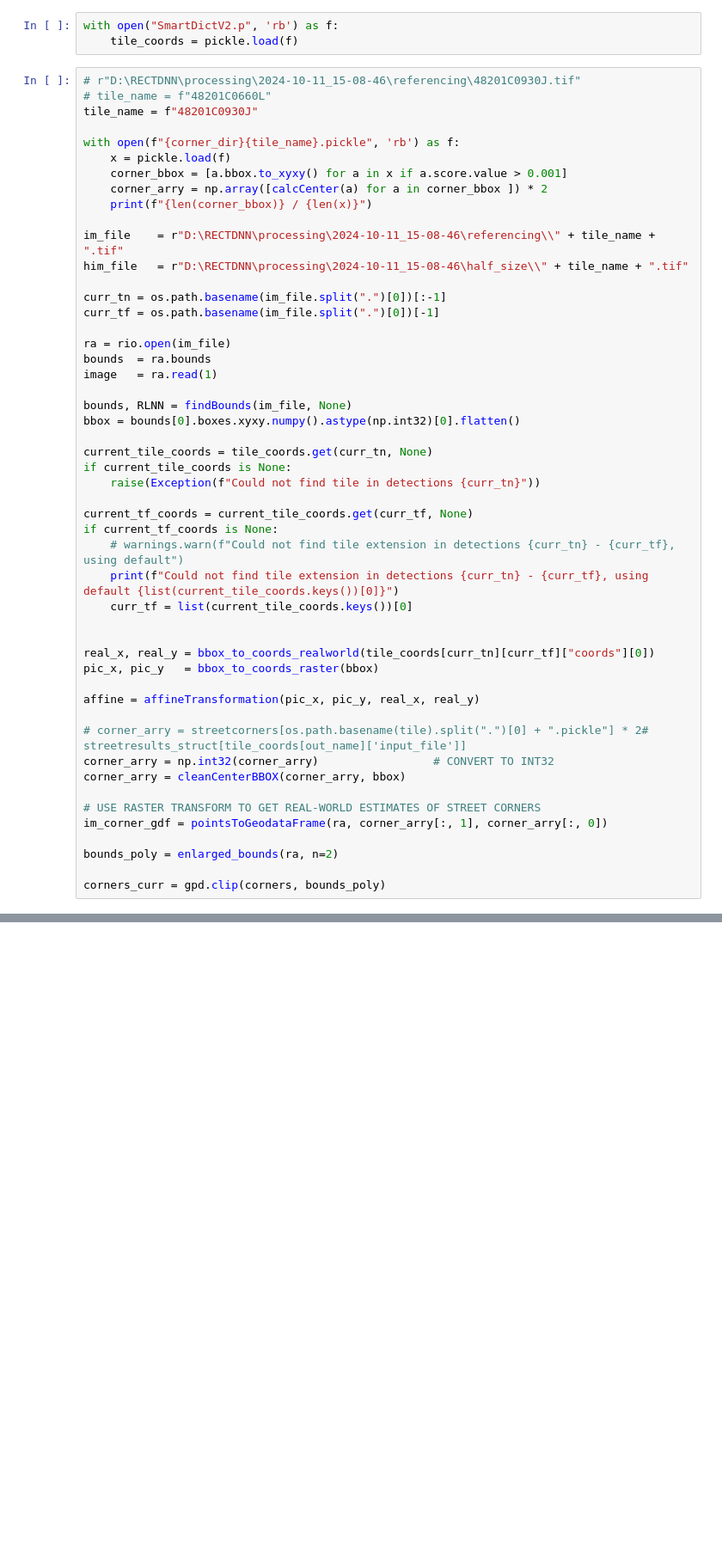
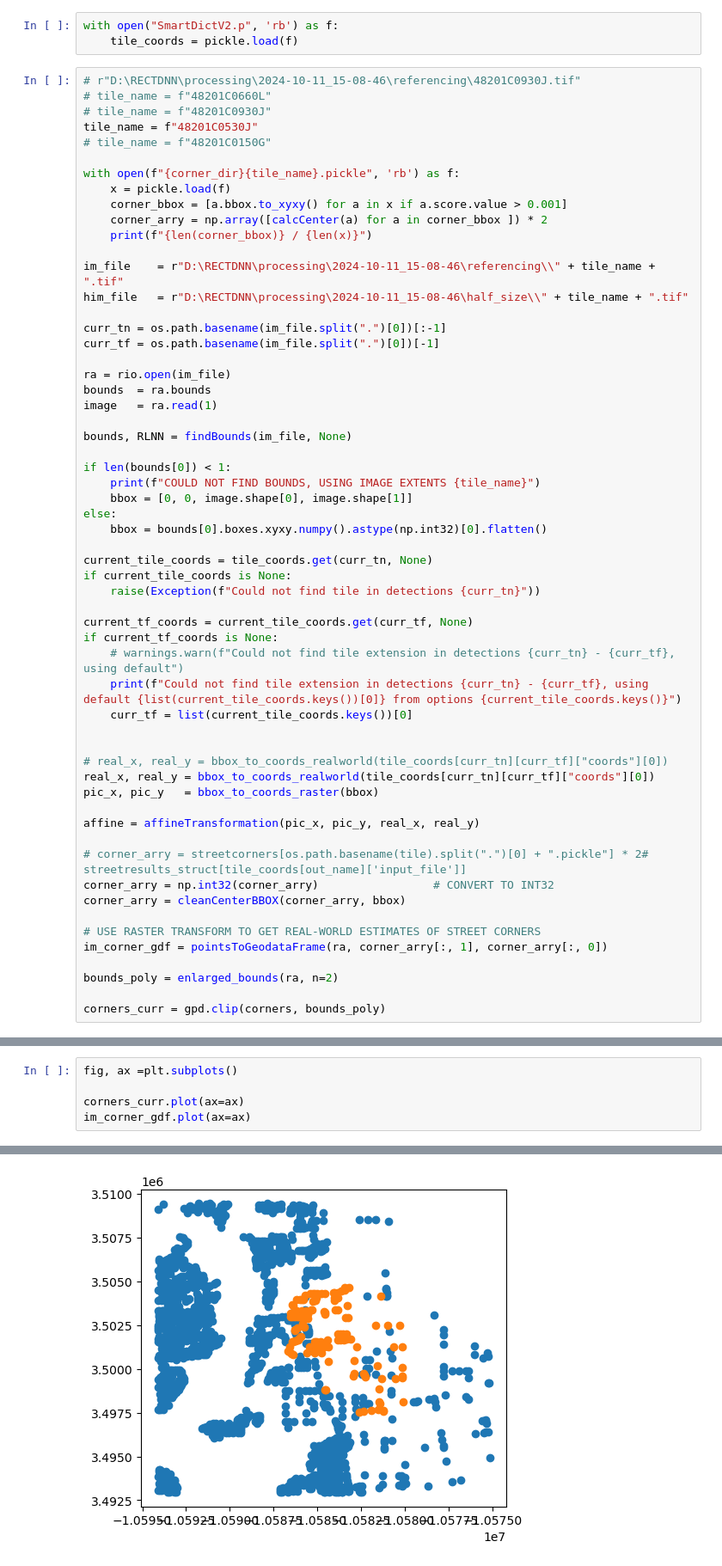
Before and after one commit to f-haces/RECTDNN, a Jupyter notebook: ExampleRegistration-V2.ipynb, the cells around one changed output, grey strips where cells are left out. Shown at 86% size. Cells and saved outputs as stored; diff of their text form; blank space fills up the shorter version.

Commit message:
Working on second tile

```diff
--- a/ExampleRegistration-V2.ipynb
+++ b/ExampleRegistration-V2.ipynb
@@ -53,7 +55,9 @@ with open("SmartDictV2.p", 'rb') as f:
 # %%
 # r"D:\RECTDNN\processing\2024-10-11_15-08-46\referencing\48201C0930J.tif"
 # tile_name = f"48201C0660L"
-tile_name = f"48201C0930J"
+# tile_name = f"48201C0930J"
+tile_name = f"48201C0530J"
+# tile_name = f"48201C0150G"
 
 with open(f"{corner_dir}{tile_name}.pickle", 'rb') as f:
     x = pickle.load(f)
@@ -72,7 +76,12 @@ bounds  = ra.bounds
 image   = ra.read(1)
 
 bounds, RLNN = findBounds(im_file, None)
-bbox = bounds[0].boxes.xyxy.numpy().astype(np.int32)[0].flatten()
+
+if len(bounds[0]) < 1:
+    print(f"COULD NOT FIND BOUNDS, USING IMAGE EXTENTS {tile_name}")
+    bbox = [0, 0, image.shape[0], image.shape[1]]
+else:
+    bbox = bounds[0].boxes.xyxy.numpy().astype(np.int32)[0].flatten()
 
 current_tile_coords = tile_coords.get(curr_tn, None)
 if current_tile_coords is None:
@@ -81,10 +90,11 @@ if current_tile_coords is None:
 current_tf_coords = current_tile_coords.get(curr_tf, None)
 if current_tf_coords is None:
     # warnings.warn(f"Could not find tile extension in detections {curr_tn} - {curr_tf}, using default")
-    print(f"Could not find tile extension in detections {curr_tn} - {curr_tf}, using default {list(current_tile_coords.keys())[0]}")
+    print(f"Could not find tile extension in detections {curr_tn} - {curr_tf}, using default {list(current_tile_coords.keys())[0]} from options {current_tile_coords.keys()}")
     curr_tf = list(current_tile_coords.keys())[0]
 
 
+# real_x, real_y = bbox_to_coords_realworld(tile_coords[curr_tn][curr_tf]["coords"][0])
 real_x, real_y = bbox_to_coords_realworld(tile_coords[curr_tn][curr_tf]["coords"][0])
 pic_x, pic_y   = bbox_to_coords_raster(bbox)
 
@@ -157,0 +116,6 @@ def registerImagesV1(ra,im_corner_gdf, corners_curr, corner_arry, descriptor_kwd
+# %%
+fig, ax =plt.subplots()
+
+corners_curr.plot(ax=ax)
+im_corner_gdf.plot(ax=ax)
+# %% [output]
@@ -157,0 +123 @@ def registerImagesV1(ra,im_corner_gdf, corners_curr, corner_arry, descriptor_kwd
+[figure, added]
```
Also changed, not shown: parts of 7 cells of this notebook.
